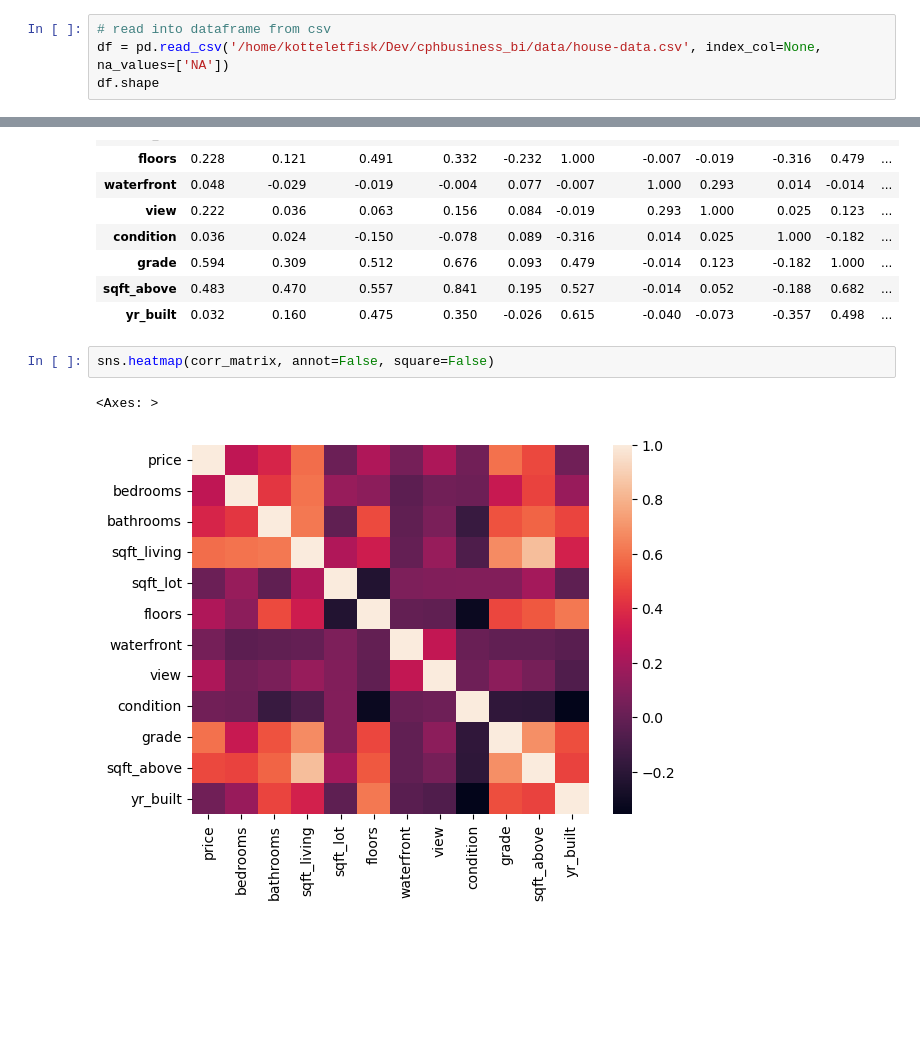
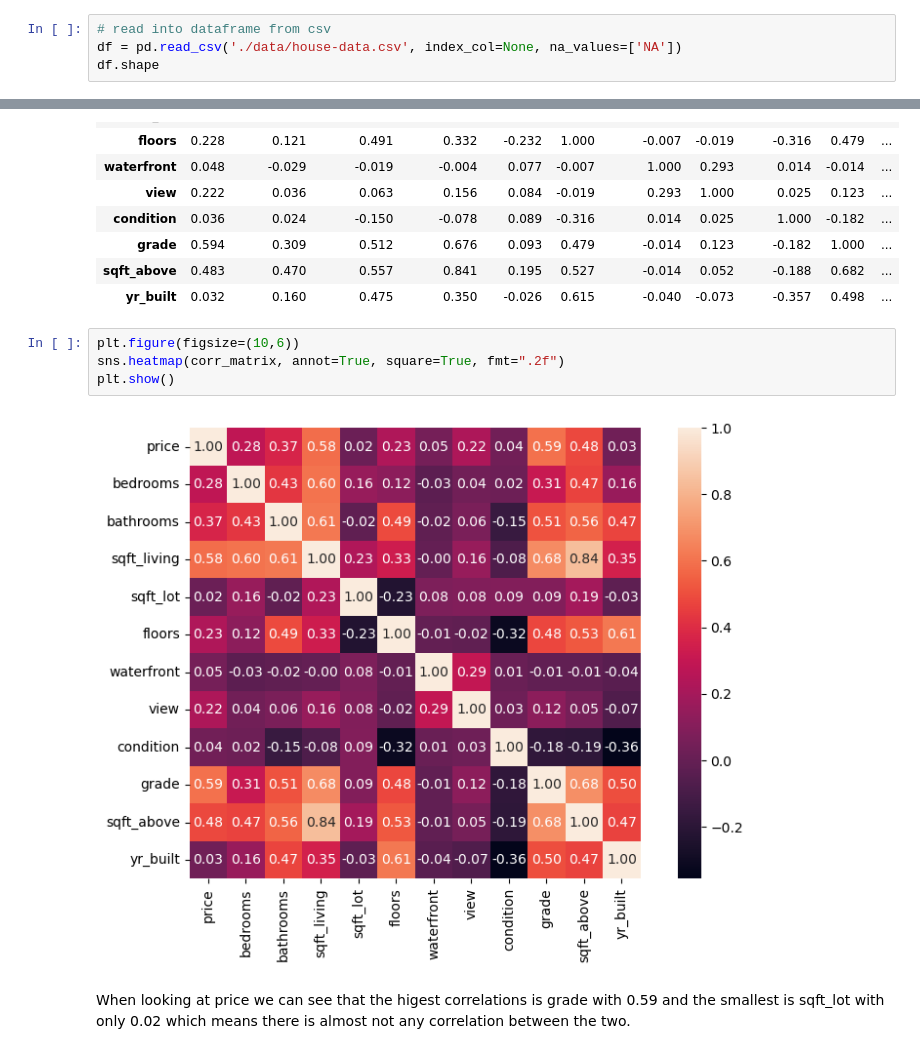
Before and after one commit to cph-oo221/Dat4-BI-MP3, a Jupyter notebook: MP3 - machine learning by regression.ipynb, the cells around one changed output, grey strips where cells are left out. Saved outputs shown, nothing was run; the diff lists cells and outputs as text; blank space fills up the shorter version.

Commit message:
Add comment to heatmap + change path to look in data folder

```diff
--- a/MP3 - machine learning by regression.ipynb
+++ b/MP3 - machine learning by regression.ipynb
@@ -7,7 +7,7 @@ import matplotlib.pyplot as plt
 import seaborn as sns
 # %%
 # read into dataframe from csv
-df = pd.read_csv('/home/kotteletfisk/Dev/cphbusiness_bi/data/house-data.csv', index_col=None, na_values=['NA'])
+df = pd.read_csv('./data/house-data.csv', index_col=None, na_values=['NA'])
 df.shape
 # %% [output]
 (21613, 21)
@@ -271,7 +271,10 @@ corr_matrix
 | sqft_above | 0.483 | 0.470 | 0.557 | 0.841 | 0.195 | 0.527 | -0.014 | 0.052 | -0.188 | 0.682 | ... |
 | yr_built | 0.032 | 0.160 | 0.475 | 0.350 | -0.026 | 0.615 | -0.040 | -0.073 | -0.357 | 0.498 | ... |
 # %%
-sns.heatmap(corr_matrix, annot=False, square=False)
+plt.figure(figsize=(10,6))
+sns.heatmap(corr_matrix, annot=True, square=True, fmt=".2f")
+plt.show()
 # %% [output]
-<Axes: >
-[figure, old version]
+[figure, new version]
+# %% [markdown]
+When looking at price we can see that the higest correlations is grade with 0.59 and the smallest is sqft_lot with only 0.02 which means there is almost not any correlation between the two.
```
Also changed, not shown: parts of 3 cells of this notebook.
